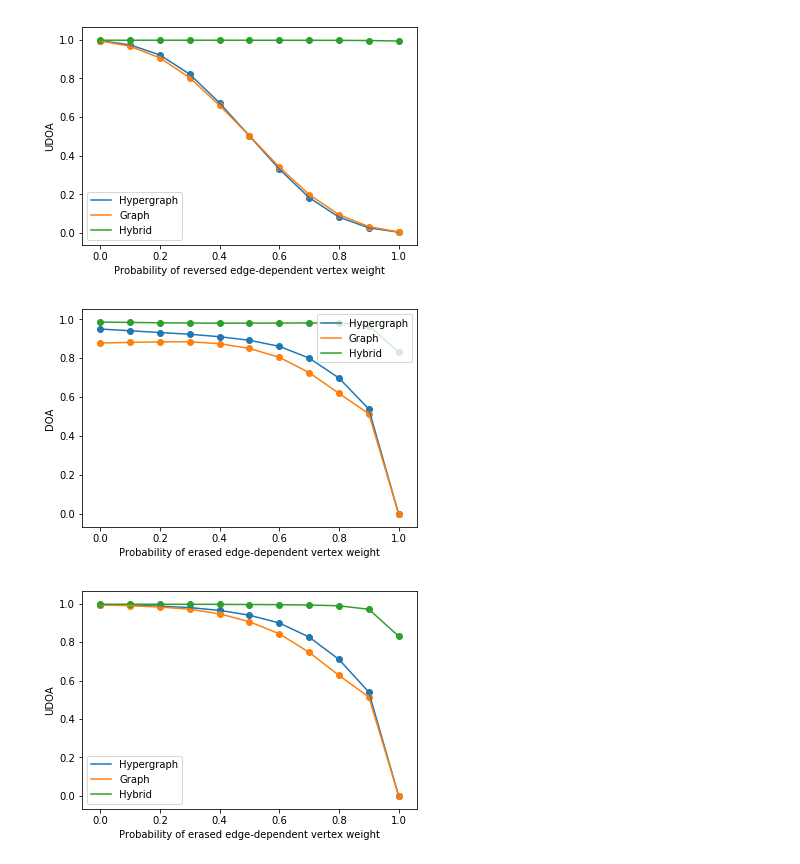
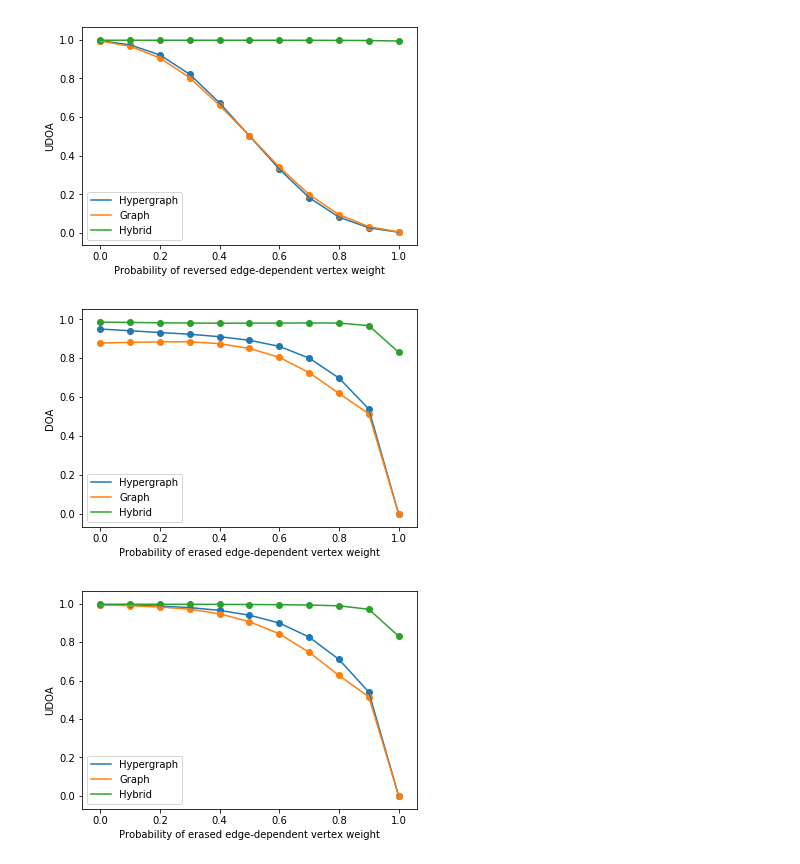
Before and after one commit to dingkimberly/hypergraph-recommenders, a Jupyter notebook: sample_data_plots.ipynb, the cells around one changed output. Saved outputs shown, nothing was run; the diff lists cells and outputs as text; code cells hidden in the pictures.

```diff
--- a/sample_data_plots.ipynb
+++ b/sample_data_plots.ipynb
@@ -110,16 +110,16 @@ plt.show()
 # %%
 plt.scatter(probs, e3_hg)
 plt.scatter(probs, e3_g)
 plt.scatter(probs, e3_h)
 plt.plot(probs, e3_hg, label='Hypergraph')
 plt.plot(probs, e3_g, label='Graph')
 plt.plot(probs, e3_h, label='Hybrid')
-plt.legend(loc='upper right')
+plt.legend(loc='lower left')
 plt.xlabel('Probability of erased edge-dependent vertex weight')
 plt.ylabel('DOA')
 plt.show()
 # %% [output]
-[figure, old version]
+[figure, new version]
 # %%
 plt.scatter(probs, e3_hg_u)
 plt.scatter(probs, e3_g_u)
```
Also changed, not shown: parts of 1 cell of this notebook.
